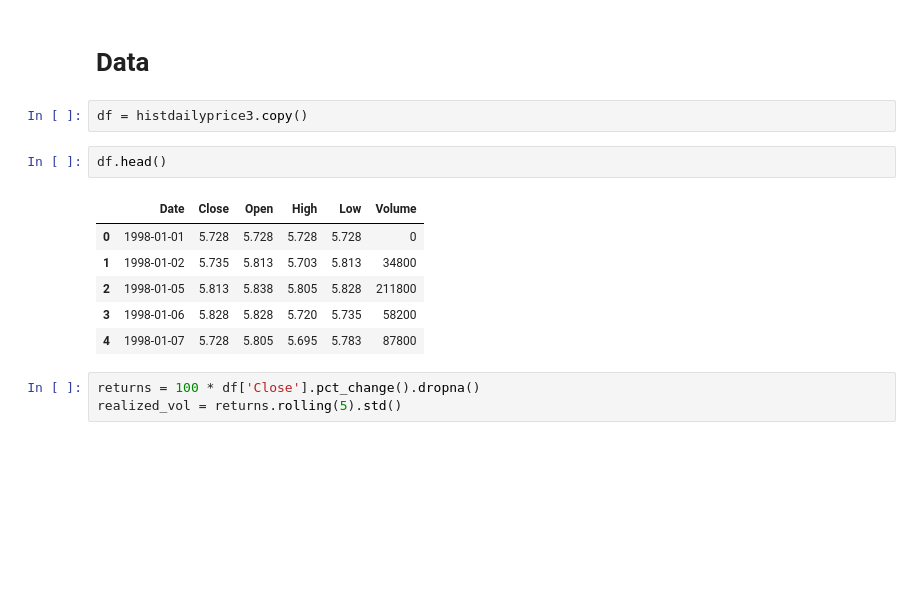
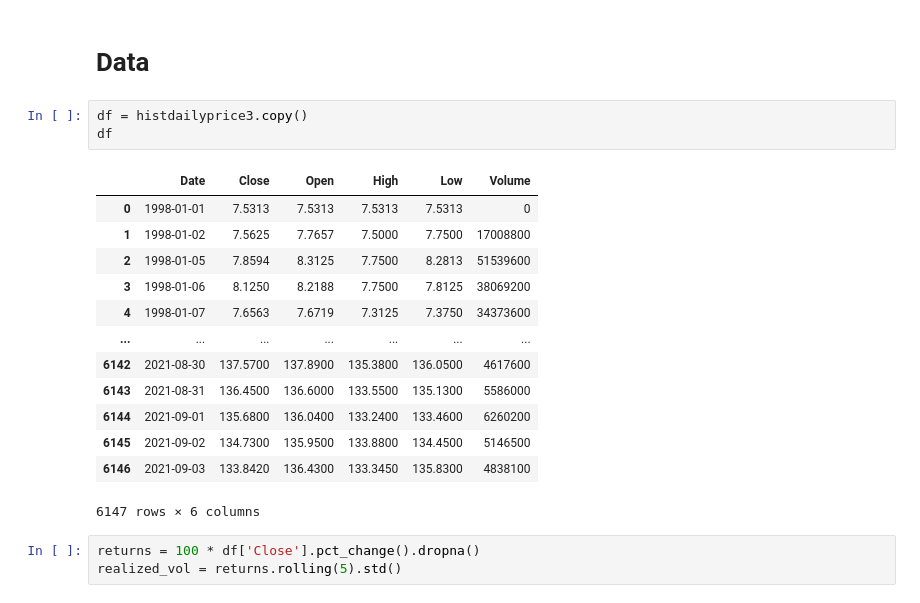
Before and after one commit to Neural-Matrix-LLC/Stock-and-ETF-Prediction, a Jupyter notebook: volatility/ensemble-volatiltiy.ipynb, the cells around one changed output. Drawn from its saved outputs; the diff is of its cells as text; blank space fills up the shorter version.

```diff
--- a/volatility/ensemble-volatiltiy.ipynb
+++ b/volatility/ensemble-volatiltiy.ipynb
@@ -53,15 +54,21 @@ except Exception as e:
 # Data
 # %%
 df = histdailyprice3.copy()
+df
+# %% [output]
+|  | Date | Close | Open | High | Low | Volume |
+| 0 | 1998-01-01 | 7.5313 | 7.5313 | 7.5313 | 7.5313 | 0 |
+| 1 | 1998-01-02 | 7.5625 | 7.7657 | 7.5000 | 7.7500 | 17008800 |
+| 2 | 1998-01-05 | 7.8594 | 8.3125 | 7.7500 | 8.2813 | 51539600 |
+| 3 | 1998-01-06 | 8.1250 | 8.2188 | 7.7500 | 7.8125 | 38069200 |
+| 4 | 1998-01-07 | 7.6563 | 7.6719 | 7.3125 | 7.3750 | 34373600 |
+| ... | ... | ... | ... | ... | ... | ... |
+| 6142 | 2021-08-30 | 137.5700 | 137.8900 | 135.3800 | 136.0500 | 4617600 |
+| 6143 | 2021-08-31 | 136.4500 | 136.6000 | 133.5500 | 135.1300 | 5586000 |
+| 6144 | 2021-09-01 | 135.6800 | 136.0400 | 133.2400 | 133.4600 | 6260200 |
+| 6145 | 2021-09-02 | 134.7300 | 135.9500 | 133.8800 | 134.4500 | 5146500 |
+| 6146 | 2021-09-03 | 133.8420 | 136.4300 | 133.3450 | 135.8300 | 4838100 |
+6147 rows × 6 columns
-# %%
-df.head()
-# %% [output]
-|  | Date | Close | Open | High | Low | Volume |
-| 0 | 1998-01-01 | 5.728 | 5.728 | 5.728 | 5.728 | 0 |
-| 1 | 1998-01-02 | 5.735 | 5.813 | 5.703 | 5.813 | 34800 |
-| 2 | 1998-01-05 | 5.813 | 5.838 | 5.805 | 5.828 | 211800 |
-| 3 | 1998-01-06 | 5.828 | 5.828 | 5.720 | 5.735 | 58200 |
-| 4 | 1998-01-07 | 5.728 | 5.805 | 5.695 | 5.783 | 87800 |
 # %%
 returns = 100 * df['Close'].pct_change().dropna()
 realized_vol = returns.rolling(5).std()
```
Also changed, not shown: parts of 33 cells of this notebook.
